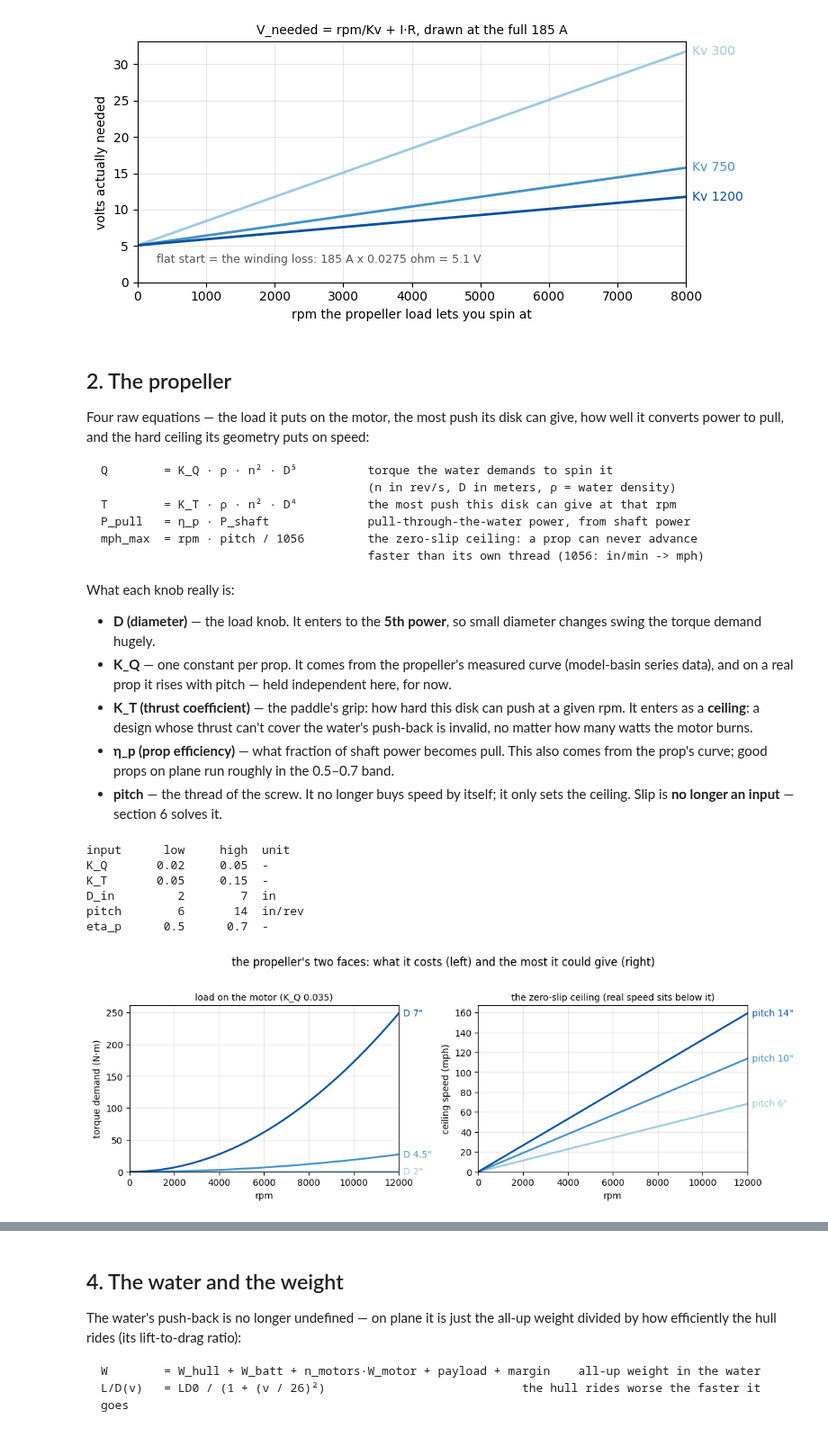
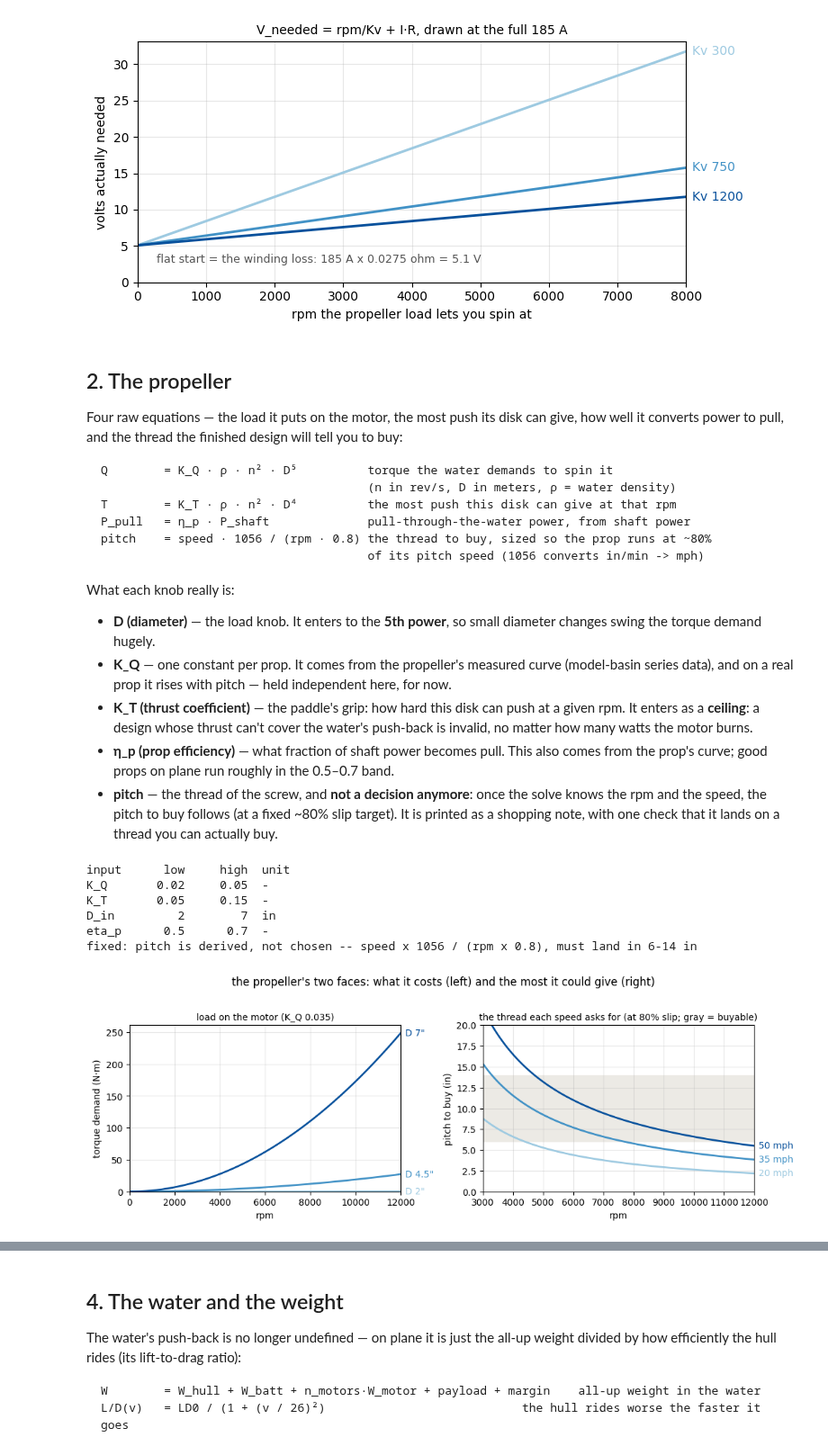
Before and after one commit to MarMar888/haav-modeling, a Jupyter notebook: willmarley.ipynb, the cells around one changed output, grey strips where cells are left out. Shown at 90% size. Drawn from its saved outputs; the diff is of its cells as text; code cells hidden in the pictures.

````diff
--- a/willmarley.ipynb
+++ b/willmarley.ipynb
@@ -142,15 +144,15 @@ n_motors        1        2  -
 ## 2. The propeller
 
 Four raw equations — the load it puts on the motor, the most push its disk can give, how
-well it converts power to pull, and the hard ceiling its geometry puts on speed:
+well it converts power to pull, and the thread the finished design will tell you to buy:
 
 ```text
 Q        = K_Q · ρ · n² · D⁵          torque the water demands to spin it
                                       (n in rev/s, D in meters, ρ = water density)
 T        = K_T · ρ · n² · D⁴          the most push this disk can give at that rpm
 P_pull   = η_p · P_shaft              pull-through-the-water power, from shaft power
-mph_max  = rpm · pitch / 1056         the zero-slip ceiling: a prop can never advance
-                                      faster than its own thread (1056: in/min -> mph)
+pitch    = speed · 1056 / (rpm · 0.8) the thread to buy, sized so the prop runs at ~80%
+                                      of its pitch speed (1056 converts in/min -> mph)
 ```
 
 What each knob really is:
@@ -164,50 +166,55 @@ What each knob really is:
   is invalid, no matter how many watts the motor burns.
 - **η_p (prop efficiency)** — what fraction of shaft power becomes pull. This also comes
   from the prop's curve; good props on plane run roughly in the 0.5–0.7 band.
-- **pitch** — the thread of the screw. It no longer buys speed by itself; it only sets the
-  ceiling. Slip is **no longer an input** — section 6 solves it.
+- **pitch** — the thread of the screw, and **not a decision anymore**: once the solve knows
+  the rpm and the speed, the pitch to buy follows (at a fixed ~80% slip target). It is
+  printed as a shopping note, with one check that it lands on a thread you can actually buy.
 # %%
 PROP_BOUNDS = {
     "K_Q":   (0.02, 0.05),
     "K_T":   (0.05, 0.15),
     "D_in":  (2.0, 7.0),
-    "pitch": (6.0, 14.0),
     "eta_p": (0.5, 0.7),
 }
-PROP_UNITS = {"K_Q": "-", "K_T": "-", "D_in": "in", "pitch": "in/rev", "eta_p": "-"}
+PROP_UNITS = {"K_Q": "-", "K_T": "-", "D_in": "in", "eta_p": "-"}
 show_bounds(PROP_BOUNDS, PROP_UNITS)
+SLIP_TARGET = 0.80           # run the prop at ~80% of its pitch speed
+PITCH_BUYABLE = (6.0, 14.0)  # threads you can actually buy, inches
+print(f"fixed: pitch is derived, not chosen -- speed x 1056 / (rpm x {SLIP_TARGET:g}), "
+      f"must land in {PITCH_BUYABLE[0]:g}-{PITCH_BUYABLE[1]:g} in")
 
 KQ_mid = sum(PROP_BOUNDS["K_Q"]) / 2
 rpm = np.linspace(0, 12000, 200)
 
 fig, (ax1, ax2) = plt.subplots(1, 2, figsize=(11, 3.8))
 for D_in, color in zip(lo_mid_hi(PROP_BOUNDS, "D_in"), SEQ):
     Q = KQ_mid * RHO * (rpm / 60) ** 2 * (D_in * 0.0254) ** 5
     ax1.plot(rpm, Q, color=color, lw=2)
     ax1.annotate(f'D {D_in:g}"', (rpm[-1], Q[-1]),
                  xytext=(5, 0), textcoords="offset points", color=color, va="center")
-for pitch, color in zip(lo_mid_hi(PROP_BOUNDS, "pitch"), SEQ):
-    mph_max = rpm * pitch / 1056
-    ax2.plot(rpm, mph_max, color=color, lw=2)
-    ax2.annotate(f'pitch {pitch:g}"', (rpm[-1], mph_max[-1]),
+rpm2 = np.linspace(3000, 12000, 200)
+ax2.axhspan(*PITCH_BUYABLE, color="#eceae5", zorder=0)
+for v_b, color in zip((20.0, 35.0, 50.0), SEQ):
+    need = v_b * 1056 / (rpm2 * SLIP_TARGET)
+    ax2.plot(rpm2, need, color=color, lw=2)
+    ax2.annotate(f"{v_b:g} mph", (rpm2[-1], need[-1]),
                  xytext=(5, 0), textcoords="offset points", color=color, va="center")
 ax1.set_xlabel("rpm"); ax1.set_ylabel("torque demand (N·m)")
 ax1.set_title(f"load on the motor (K_Q {KQ_mid:g})", fontsize=10)
-ax2.set_xlabel("rpm"); ax2.set_ylabel("ceiling speed (mph)")
-ax2.set_title("the zero-slip ceiling (real speed sits below it)", fontsize=10)
-for ax in (ax1, ax2):
-    ax.grid(alpha=0.3); ax.set_xlim(0, rpm[-1]); ax.set_ylim(bottom=0)
-    ax.margins(x=0.15)
+ax2.set_xlabel("rpm"); ax2.set_ylabel("pitch to buy (in)")
+ax2.set_title(f"the thread each speed asks for (at {SLIP_TARGET:.0%} slip; gray = buyable)", fontsize=10)
+ax1.grid(alpha=0.3); ax1.set_xlim(0, rpm[-1]); ax1.set_ylim(bottom=0); ax1.margins(x=0.15)
+ax2.grid(alpha=0.3); ax2.set_xlim(rpm2[0], rpm2[-1]); ax2.set_ylim(0, 20); ax2.margins(x=0.15)
 fig.suptitle("the propeller's two faces: what it costs (left) and the most it could give (right)", y=1.02)
 plt.tight_layout(); plt.show()
 # %% [output]
 input      low     high  unit
 K_Q       0.02     0.05  -
 K_T       0.05     0.15  -
 D_in         2        7  in
-pitch        6       14  in/rev
 eta_p      0.5      0.7  -
+fixed: pitch is derived, not chosen -- speed x 1056 / (rpm x 0.8), must land in 6-14 in
-[figure, old version]
+[figure, new version]
 # %% [markdown]
 ## 3. The battery
 
````
Also changed, not shown: parts of 21 cells of this notebook, 3 other files.
